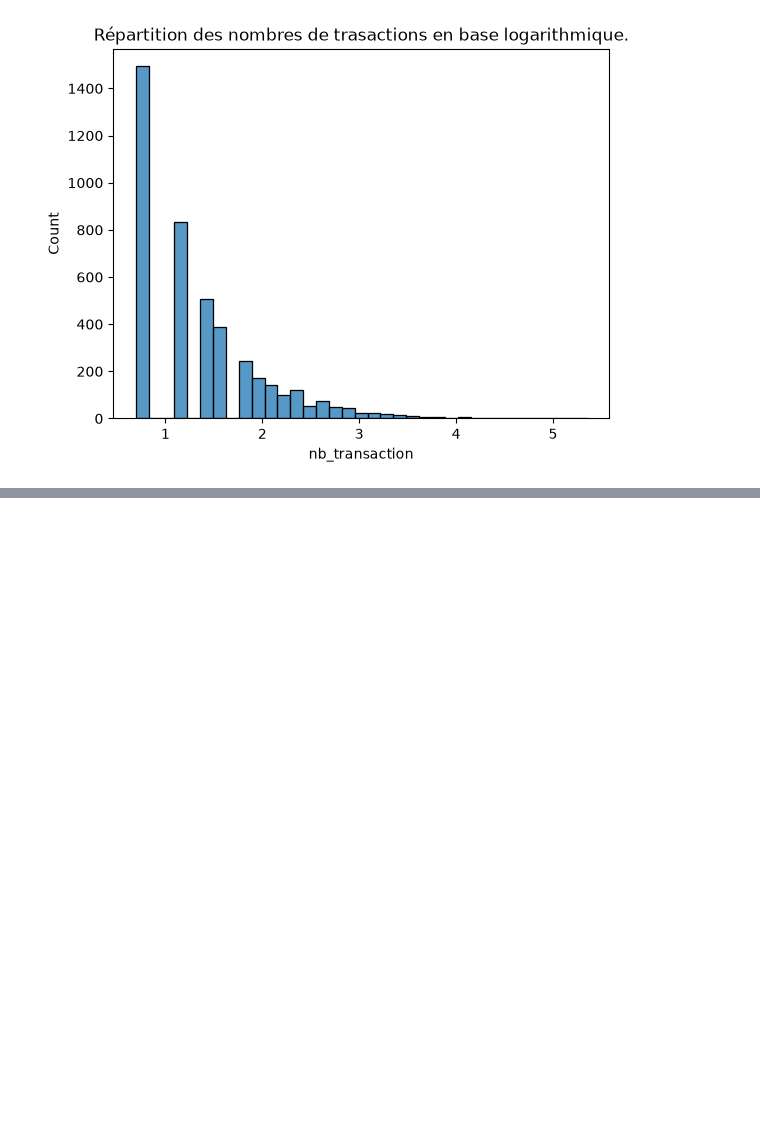
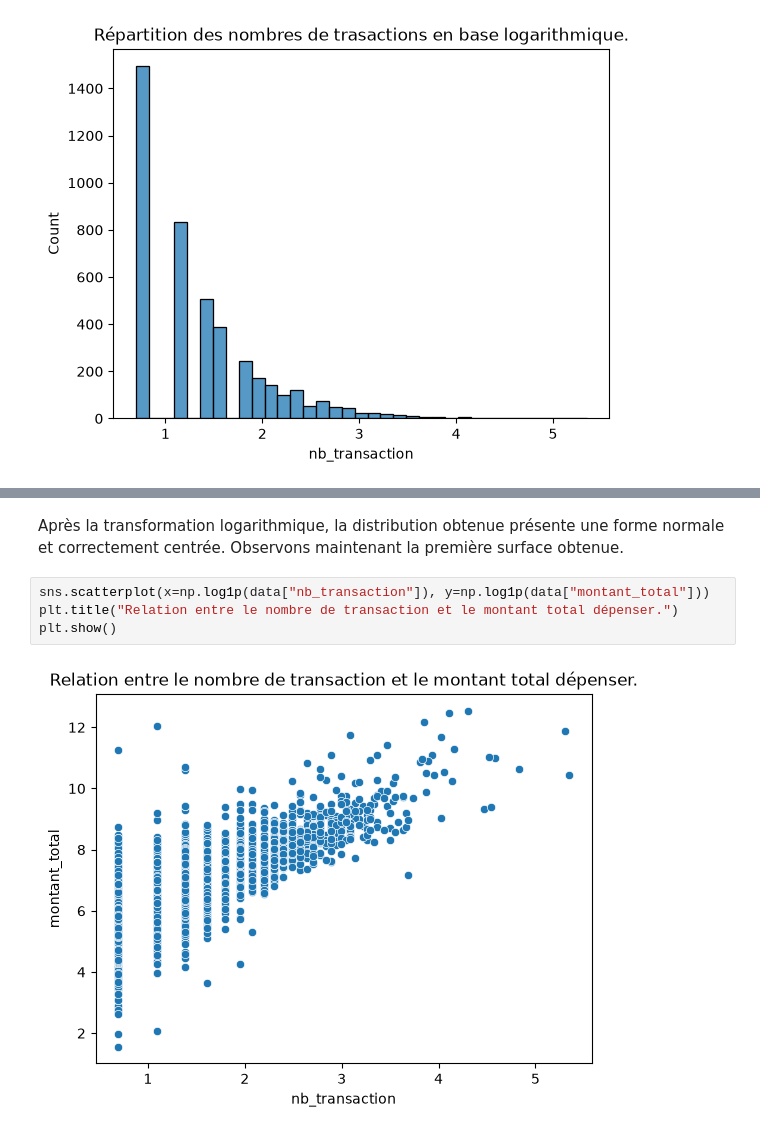
Before and after one commit to fmazur57u/Projet-Kmeans-et-spectral-clustering, a Jupyter notebook: Kmeans_spectral_clustering.ipynb, the cells around one changed output, grey strips where cells are left out. Cells and saved outputs as stored; diff of their text form; blank space fills up the shorter version.

```diff
--- a/Kmeans_spectral_clustering.ipynb
+++ b/Kmeans_spectral_clustering.ipynb
@@ -162,0 +163,8 @@ On observe que cette variable suit une loi normale centré.
+# %% [markdown]
+Après la transformation logarithmique, la distribution obtenue présente une forme normale et correctement centrée. Observons maintenant la première surface obtenue.
+# %%
+sns.scatterplot(x=np.log1p(data["nb_transaction"]), y=np.log1p(data["montant_total"]))
+plt.title("Relation entre le nombre de transaction et le montant total dépenser.")
+plt.show()
+# %% [output]
+[figure, added]
```
Also changed, not shown: parts of 36 cells of this notebook.
